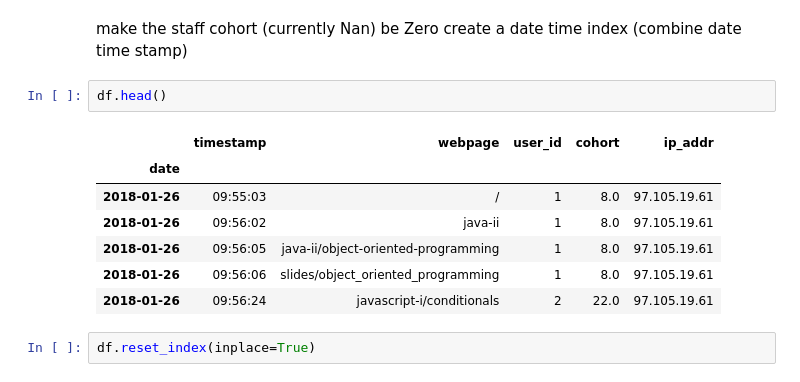
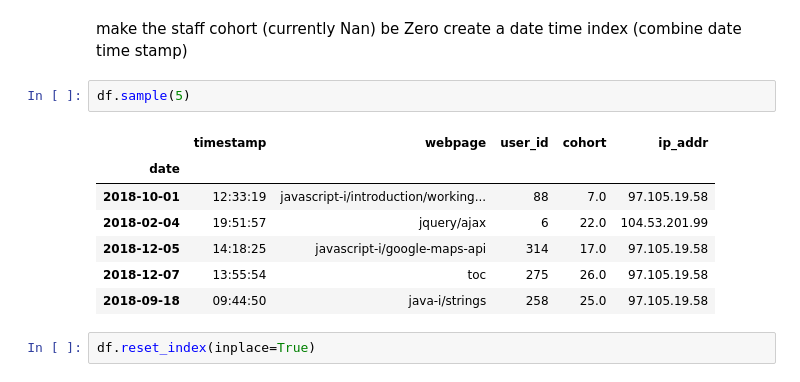
Before and after one commit to GaryGonzenbach/ds-methodologies-exercises, a Jupyter notebook: anomaly/anomaly_detection.ipynb, the cells around one changed output. Drawn from its saved outputs; the diff is of its cells as text.

```diff
--- a/anomaly/anomaly_detection.ipynb
+++ b/anomaly/anomaly_detection.ipynb
@@ -265,16 +249,16 @@ df = pd.read_csv('anonymized-curriculum-access.txt',
 # %% [markdown]
 make the staff cohort (currently Nan) be Zero
 create a date time index (combine date time stamp)
-# %%
-df.head()
-# %% [output]
-|  | timestamp | webpage | user_id | cohort | ip_addr |
-| date |  |  |  |  |  |
-| 2018-01-26 | 09:55:03 | / | 1 | 8.0 | 97.105.19.61 |
-| 2018-01-26 | 09:56:02 | java-ii | 1 | 8.0 | 97.105.19.61 |
-| 2018-01-26 | 09:56:05 | java-ii/object-oriented-programming | 1 | 8.0 | 97.105.19.61 |
-| 2018-01-26 | 09:56:06 | slides/object_oriented_programming | 1 | 8.0 | 97.105.19.61 |
-| 2018-01-26 | 09:56:24 | javascript-i/conditionals | 2 | 22.0 | 97.105.19.61 |
+# %%
+df.sample(5)
+# %% [output]
+|  | timestamp | webpage | user_id | cohort | ip_addr |
+| date |  |  |  |  |  |
+| 2018-10-01 | 12:33:19 | javascript-i/introduction/working... | 88 | 7.0 | 97.105.19.58 |
+| 2018-02-04 | 19:51:57 | jquery/ajax | 6 | 22.0 | 104.53.201.99 |
+| 2018-12-05 | 14:18:25 | javascript-i/google-maps-api | 314 | 17.0 | 97.105.19.58 |
+| 2018-12-07 | 13:55:54 | toc | 275 | 26.0 | 97.105.19.58 |
+| 2018-09-18 | 09:44:50 | java-i/strings | 258 | 25.0 | 97.105.19.58 |
 # %%
 df.reset_index(inplace=True)
 # %% [markdown]
```
Also changed, not shown: parts of 33 cells of this notebook.
